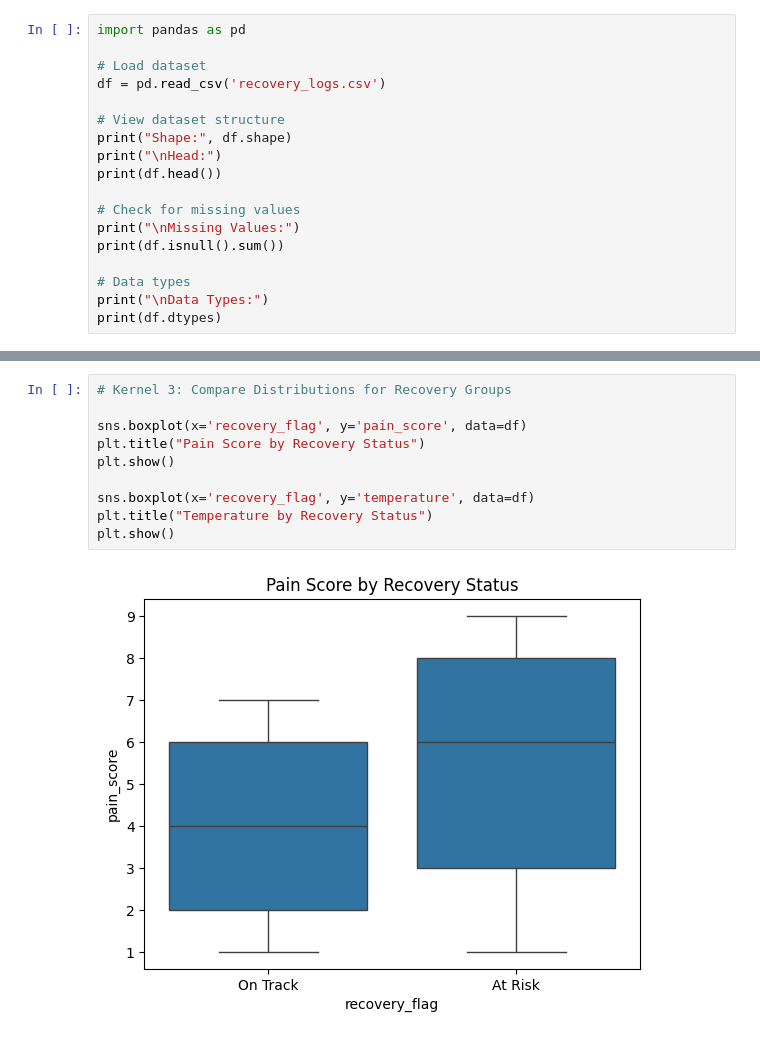
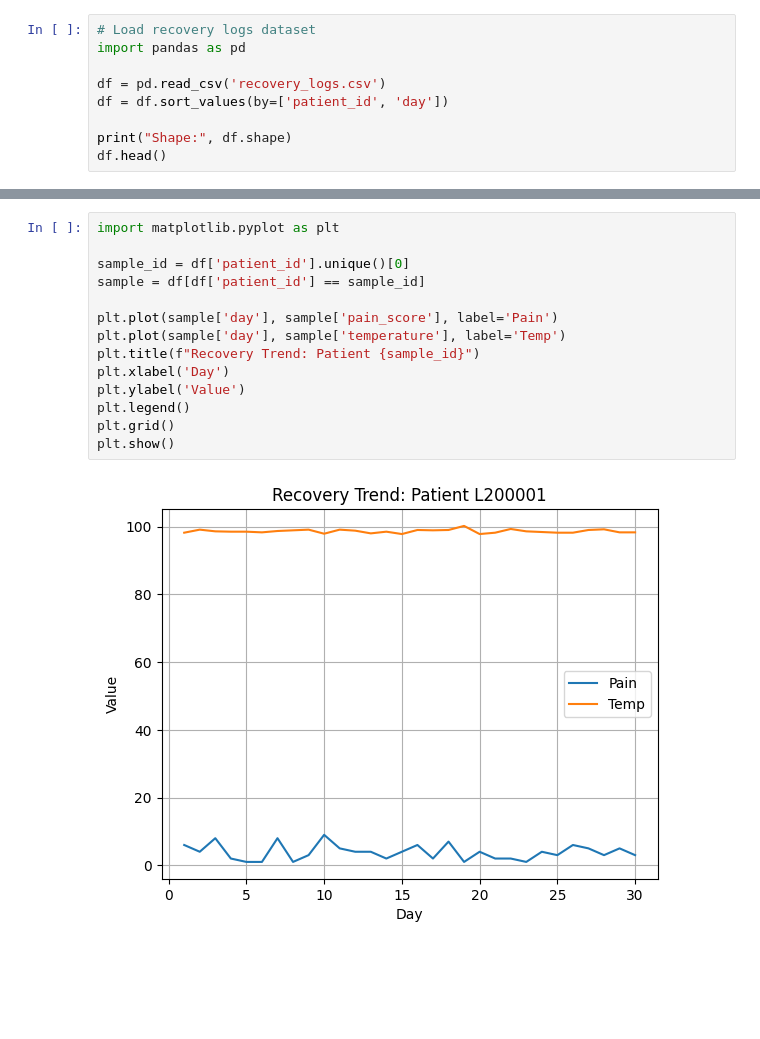
Before and after one commit to RohitMudili/DocTel, a Jupyter notebook: Recovery_Pattern_Analysis.ipynb, the cells around one changed output, grey strips where cells are left out. Saved outputs shown, nothing was run; the diff lists cells and outputs as text; blank space fills up the shorter version.

```diff
--- a/Recovery_Pattern_Analysis.ipynb
+++ b/Recovery_Pattern_Analysis.ipynb
@@ -1,20 +1,11 @@
 # %%
+# Load recovery logs dataset
 import pandas as pd
 
-# Load dataset
 df = pd.read_csv('recovery_logs.csv')
+df = df.sort_values(by=['patient_id', 'day'])
 
-# View dataset structure
 print("Shape:", df.shape)
-print("\nHead:")
-print(df.head())
-
-# Check for missing values
-print("\nMissing Values:")
-print(df.isnull().sum())
-
-# Data types
-print("\nData Types:")
-print(df.dtypes)
+df.head()
 # %% [output]
 Shape: (15000, 8)
@@ -58,12 +41,16 @@ plt.show()
 # %%
-# Kernel 3: Compare Distributions for Recovery Groups
+import matplotlib.pyplot as plt
 
-sns.boxplot(x='recovery_flag', y='pain_score', data=df)
-plt.title("Pain Score by Recovery Status")
+sample_id = df['patient_id'].unique()[0]
+sample = df[df['patient_id'] == sample_id]
+
+plt.plot(sample['day'], sample['pain_score'], label='Pain')
+plt.plot(sample['day'], sample['temperature'], label='Temp')
+plt.title(f"Recovery Trend: Patient {sample_id}")
+plt.xlabel('Day')
+plt.ylabel('Value')
+plt.legend()
+plt.grid()
 plt.show()
-
-sns.boxplot(x='recovery_flag', y='temperature', data=df)
-plt.title("Temperature by Recovery Status")
-plt.show()
 # %% [output]
-[figure, old version]
+[figure, new version]
```
Also changed, not shown: parts of 17 cells of this notebook.
